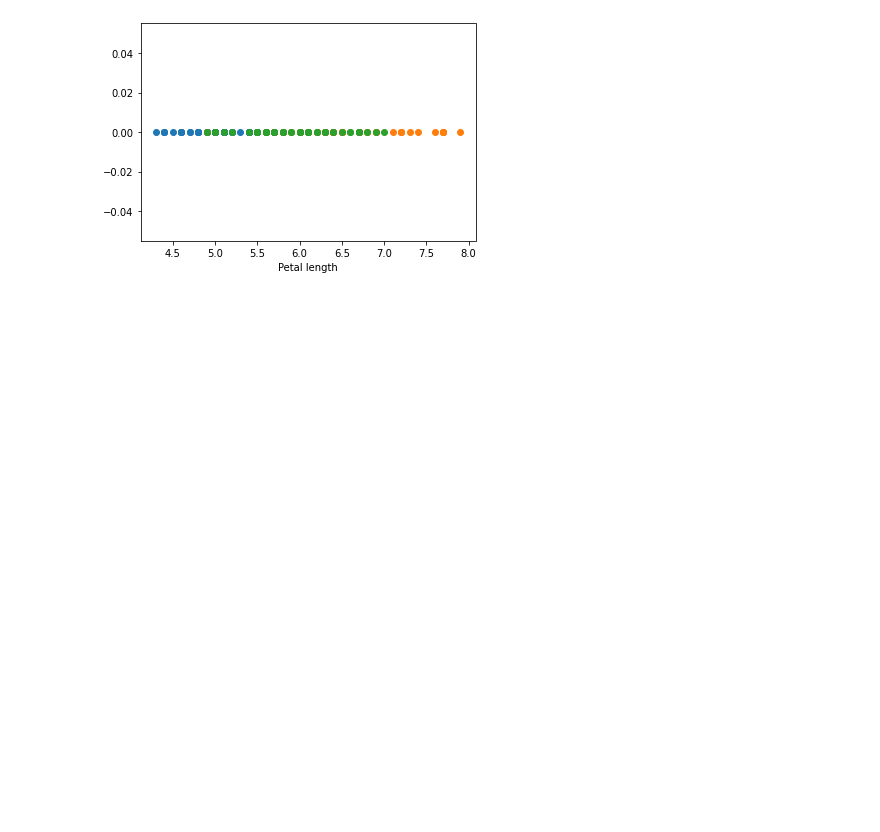
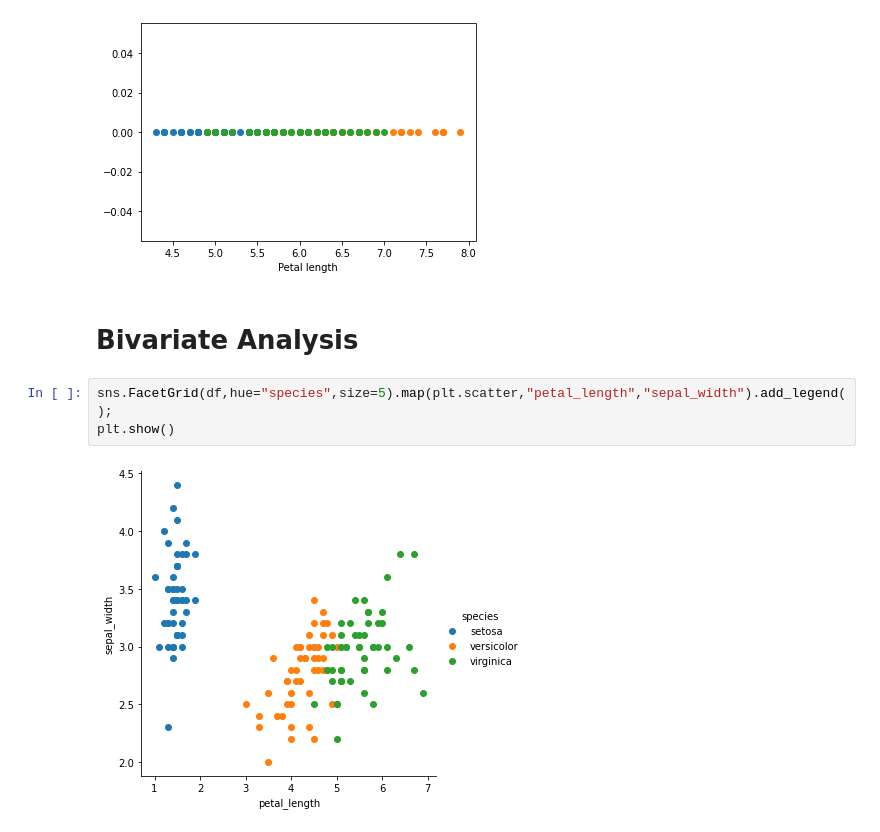
Before and after one commit to HarmanBhutani/ML_projects, a Jupyter notebook: Univariate,Bivariate_and_MultiVariate_Analysis.ipynb, the cells around one changed output. Saved outputs shown, nothing was run; the diff lists cells and outputs as text; blank space fills up the shorter version.

```diff
--- a/Univariate,Bivariate_and_MultiVariate_Analysis.ipynb
+++ b/Univariate,Bivariate_and_MultiVariate_Analysis.ipynb
@@ -35,3 +35,10 @@ plt.xlabel('Petal length')
 plt.show()
 # %% [output]
 [figure]
+# %% [markdown]
+# **Bivariate Analysis**
+# %%
+sns.FacetGrid(df,hue="species",size=5).map(plt.scatter,"petal_length","sepal_width").add_legend();
+plt.show()
+# %% [output]
+[figure, added]
```
Also changed, not shown: parts of 2 cells of this notebook.
